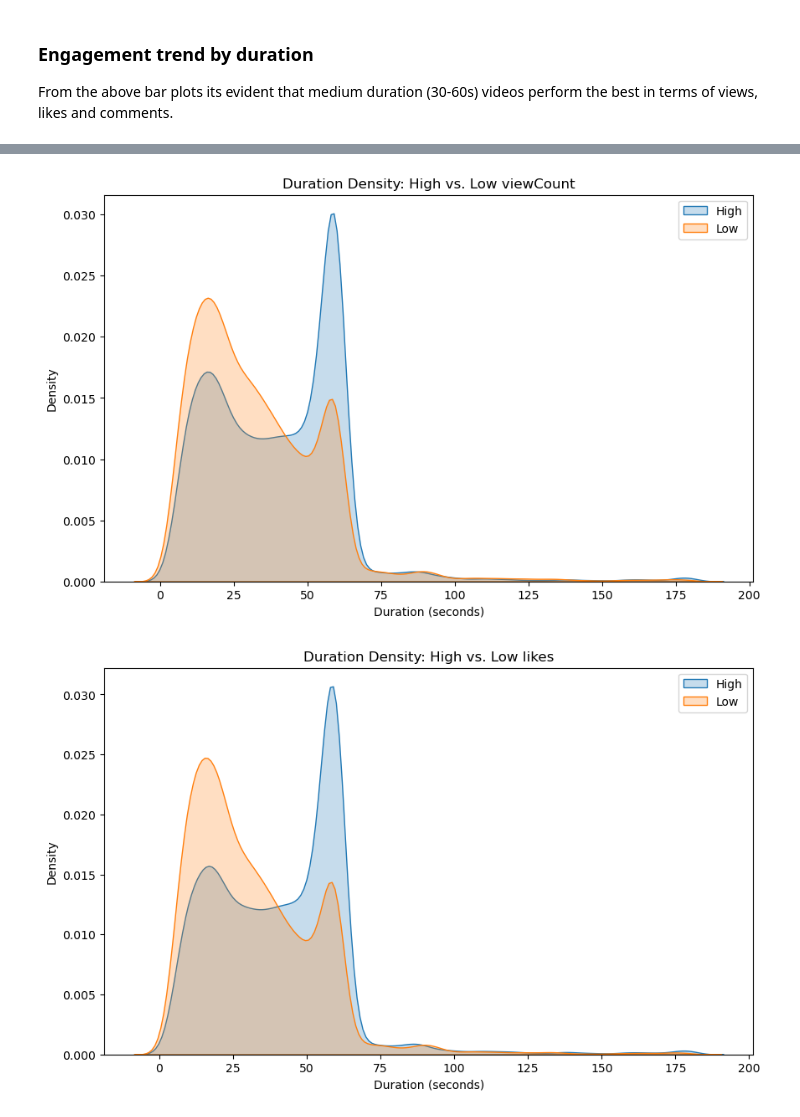
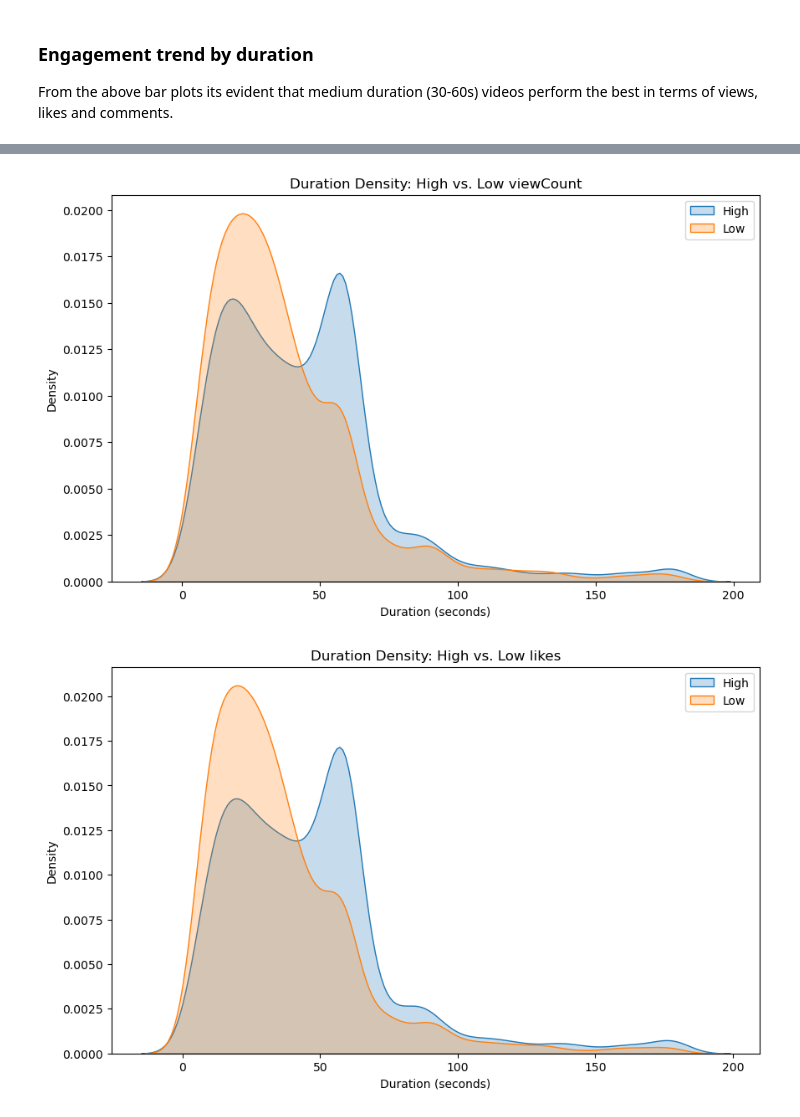
Before and after one commit to pranavrd/erdos-uncreatives, a Jupyter notebook: Data Cleaning and Visualization/eda_video_len_and_ad.ipynb, the cells around one changed output, grey strips where cells are left out. Cells and saved outputs as stored; diff of their text form; code cells hidden in the pictures.

Commit message:
drop videos from before 15 october 2024 for eda of duration of the video

```diff
--- a/Data Cleaning and Visualization/eda_video_len_and_ad.ipynb
+++ b/Data Cleaning and Visualization/eda_video_len_and_ad.ipynb
@@ -105,7 +96,11 @@ hashtags.to_csv('unique_hashtags_in_title.csv')
 hashtags = df['text'].str.extractall(r'#(\w+)')[0].value_counts()
 hashtags.to_csv('unique_hashtags_in_text.csv')
 # %%
-subdf2 = df[df['duration in seconds'] > 60][['duration in seconds', 'viewCount', 'likes', 'commentsCount']]
+# Filter out videos from before 15 October 2024
+filtered_df = df[df['datetime date'] >= '2024-10-15']
+
+# Create subdf2 with the filtered data
+subdf2 = filtered_df[filtered_df['duration in seconds'] > 60][['duration in seconds', 'viewCount', 'likes', 'commentsCount']]
 subdf2.describe()
 # %% [output]
 |  | duration in seconds | viewCount | likes | commentsCount |
@@ -159,13 +154,18 @@ for metric in ['viewCount', 'likes', 'commentsCount']:
 ### Engagement trend for longer duration videos
 As the length of the video increases the engagement on the video drops, not too significantly but it does drop.
 # %%
-df['duration_bin'] = pd.cut(df['duration in seconds'], bins=[0, 30, 60, float('inf')], labels=['Short', 'Medium', 'Long'])
+# Filter the dataframe
+filtered_df = df[df['datetime date'] >= '2024-10-15']
 
+# Create duration bins
+filtered_df['duration_bin'] = pd.cut(filtered_df['duration in seconds'], bins=[0, 30, 60, float('inf')], labels=['Short', 'Medium', 'Long'])
+
+# Perform t-tests
 for metric in metrics:
     for group1, group2 in [('Short', 'Medium'), ('Medium', 'Long'), ('Short', 'Long')]:
         t_stat, p_value = stats.ttest_ind(
-            df.loc[df['duration_bin'] == group1, metric],
-            df.loc[df['duration_bin'] == group2, metric],
+            filtered_df.loc[filtered_df['duration_bin'] == group1, metric],
+            filtered_df.loc[filtered_df['duration_bin'] == group2, metric],
             equal_var=False
         )
         print(f'T-test for {metric} ({group1} vs {group2}): t-statistic = {t_stat:.4f}, p-value = {p_value:.4f}')
@@ -187,7 +192,7 @@ T-test for commentsCount (Short vs Long): t-statistic = -2.6314, p-value = 0.008
 # %%
 for metric in ['viewCount', 'likes', 'commentsCount']:
     plt.figure(figsize=(8, 6))
-    sns.barplot(x='duration_bin', y=metric, data=df)
+    sns.barplot(x='duration_bin', y=metric, data=filtered_df)
     plt.title(f'{metric} by Duration Bin')
     plt.xlabel('Duration Bin')
     plt.ylabel(metric)
@@ -221,13 +324,13 @@ From the above bar plots its evident that medium duration (30-60s) videos perfor
 # %%
 for metric in ['viewCount', 'likes', 'commentsCount']:
-    median_val = subdf[metric].median()
+    median_val = filtered_df[metric].median()
     plt.figure(figsize=(10, 6))
-    sns.kdeplot(data=subdf[subdf[metric] > median_val], x='duration in seconds', label='High', fill=True)
-    sns.kdeplot(data=subdf[subdf[metric] <= median_val], x='duration in seconds', label='Low', fill=True)
+    sns.kdeplot(data=filtered_df[filtered_df[metric] > median_val], x='duration in seconds', label='High', fill=True)
+    sns.kdeplot(data=filtered_df[filtered_df[metric] <= median_val], x='duration in seconds', label='Low', fill=True)
     plt.title(f'Duration Density: High vs. Low {metric}')
     plt.xlabel('Duration (seconds)')
     plt.legend()
     plt.show()
 # %% [output]
-[figure, old version]
+[figure, new version]
-[figure, old version]
+[figure, new version]
```
Also changed, not shown: parts of 8 cells of this notebook.
